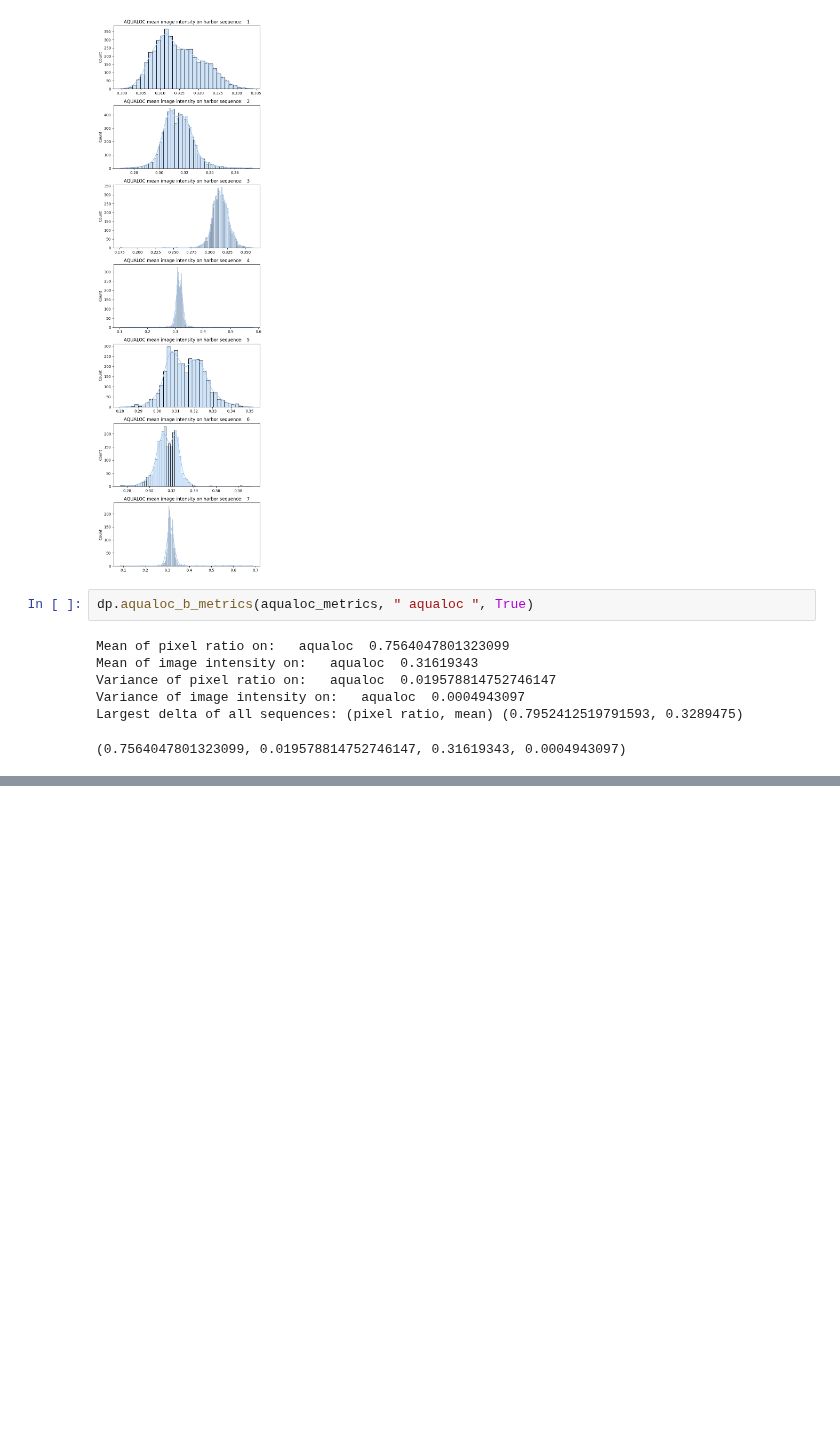
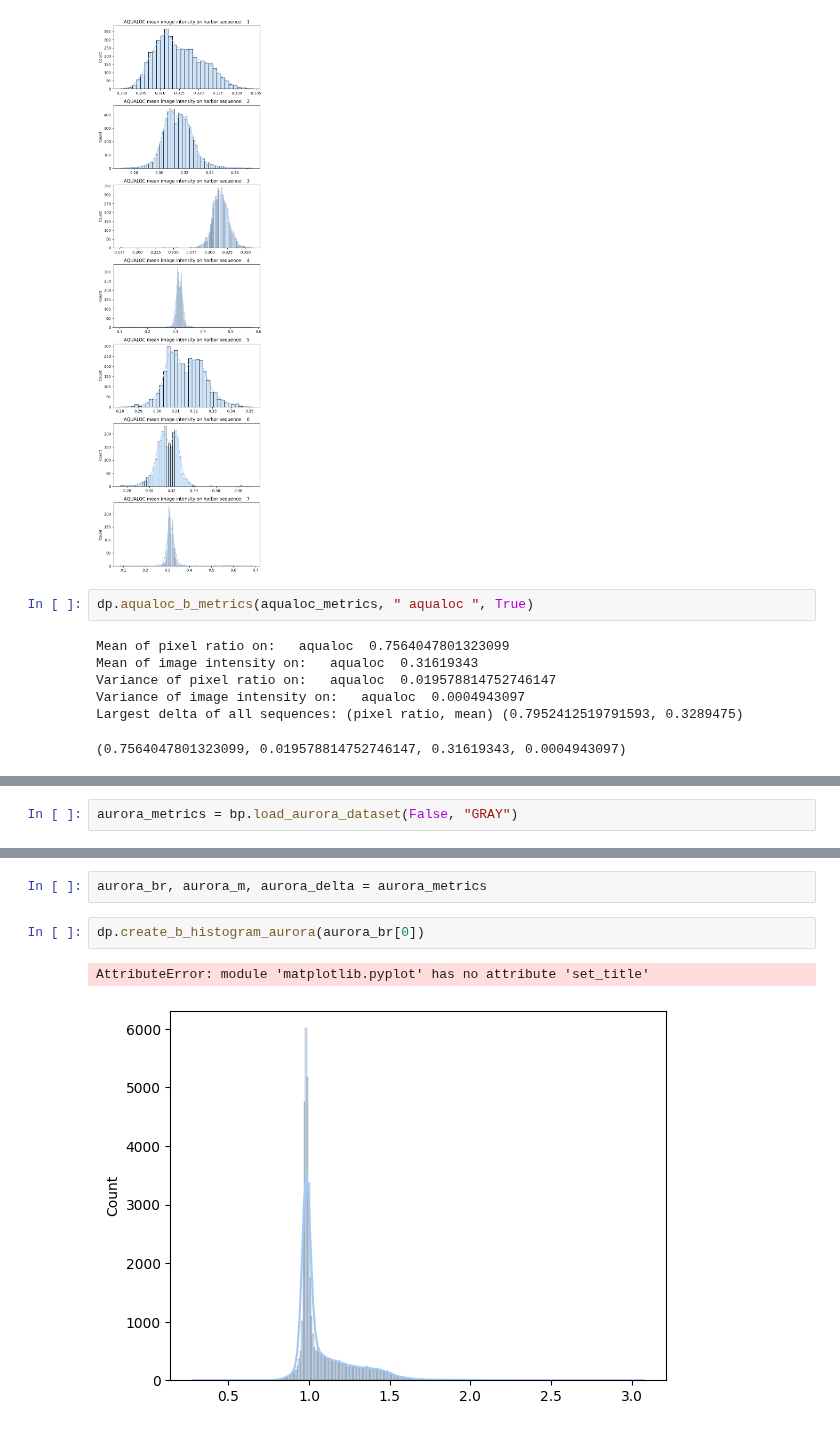
Before and after one commit to tobsthetobs/bsc-dataset-metrics, a Jupyter notebook: brightness_metric_deployed_datasets.ipynb, the cells around one changed output, grey strips where cells are left out. Drawn from its saved outputs; the diff is of its cells as text; blank space fills up the shorter version.

```diff
--- a/brightness_metric_deployed_datasets.ipynb
+++ b/brightness_metric_deployed_datasets.ipynb
@@ -63,0 +68,2 @@ Largest delta of all sequences: (pixel ratio, mean) (0.7952412519791593, 0.32894
+# %%
+aurora_metrics = bp.load_aurora_dataset(False, "GRAY")
@@ -63,0 +88,7 @@ Largest delta of all sequences: (pixel ratio, mean) (0.7952412519791593, 0.32894
+# %%
+aurora_br, aurora_m, aurora_delta = aurora_metrics
+# %%
+dp.create_b_histogram_aurora(aurora_br[0])
+# %% [output]
+AttributeError: module 'matplotlib.pyplot' has no attribute 'set_title'
+[figure, added]
```
Also changed, not shown: parts of 3 cells of this notebook, 2 other files.
